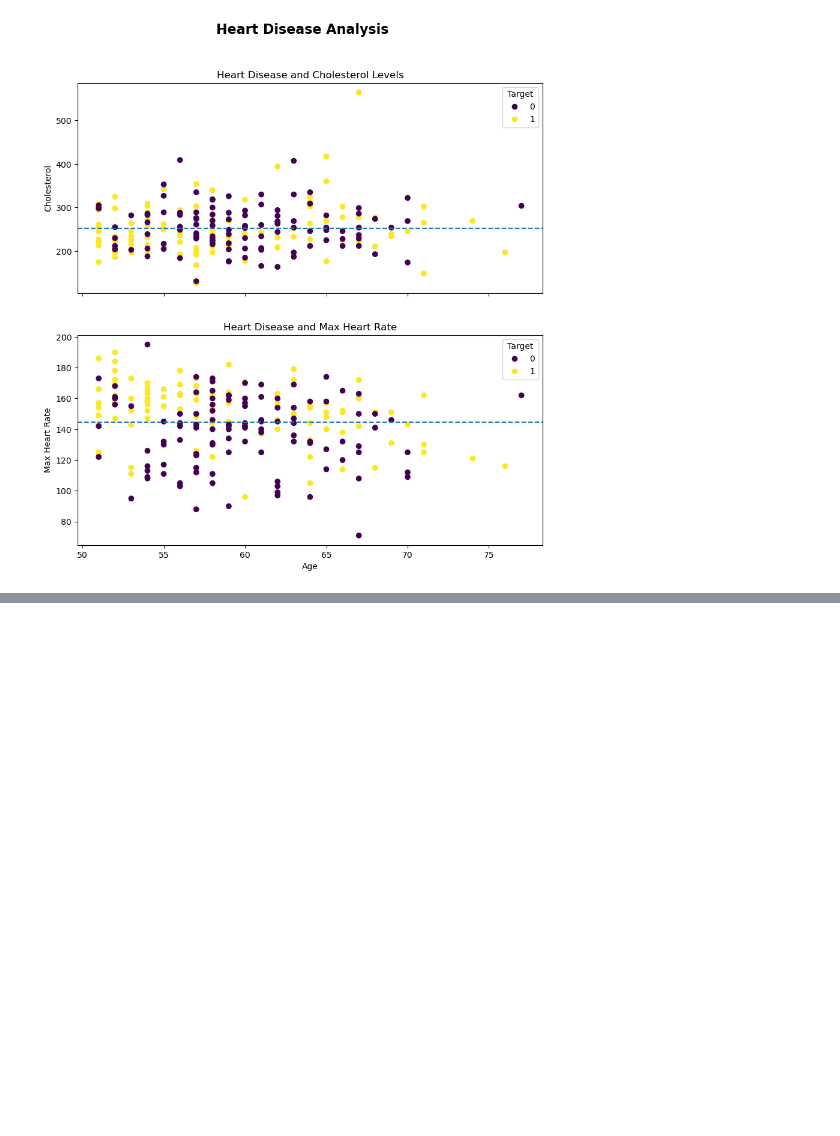
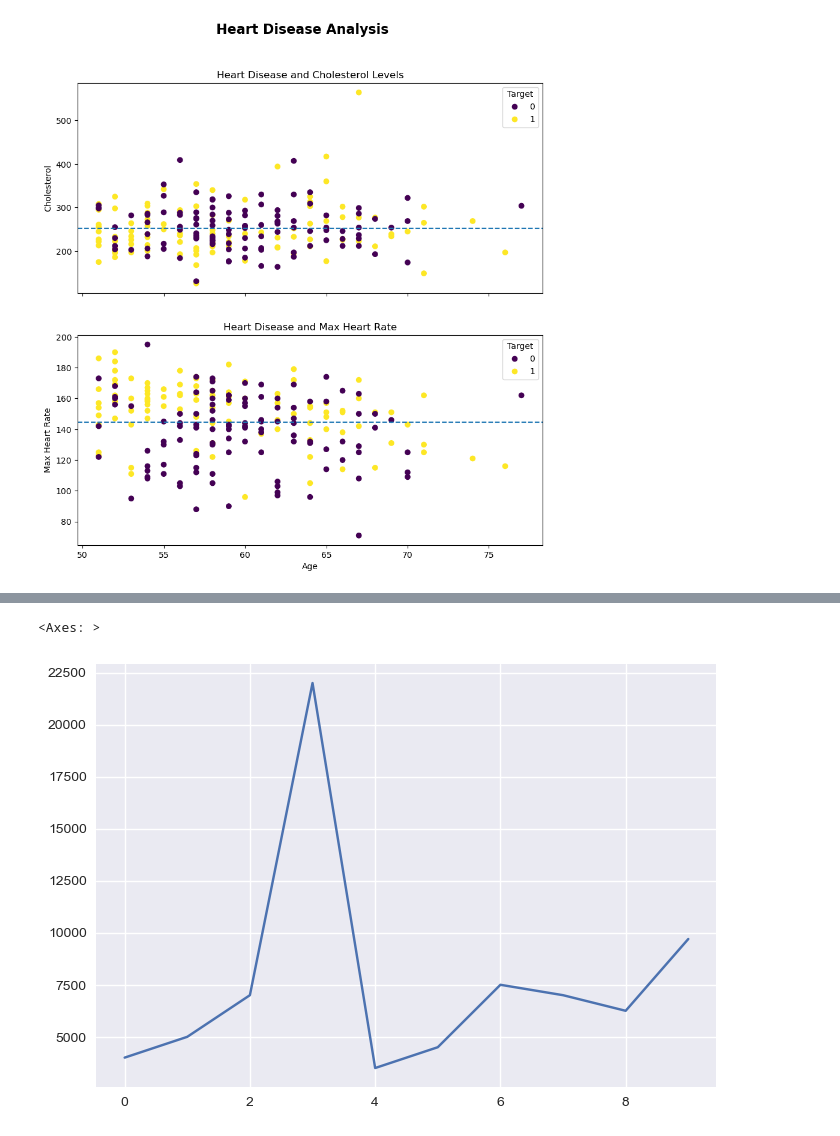
Before and after one commit to reinib/ml-course, a Jupyter notebook: sample_project/Introduction to Matplotlib.ipynb, the cells around one changed output, grey strips where cells are left out. Drawn from its saved outputs; the diff is of its cells as text; code cells hidden in the pictures; blank space fills up the shorter version.

```diff
--- a/sample_project/Introduction to Matplotlib.ipynb
+++ b/sample_project/Introduction to Matplotlib.ipynb
@@ -487,0 +531,7 @@ fig.suptitle("Heart Disease Analysis", fontsize=16, fontweight='bold');
+# %%
+plt.style.use('seaborn')
+# %%
+car_sales["Price"].plot()
+# %% [output]
+<Axes: >
+[figure, added]
```
Also changed, not shown: parts of 22 cells of this notebook, 1 other file.
